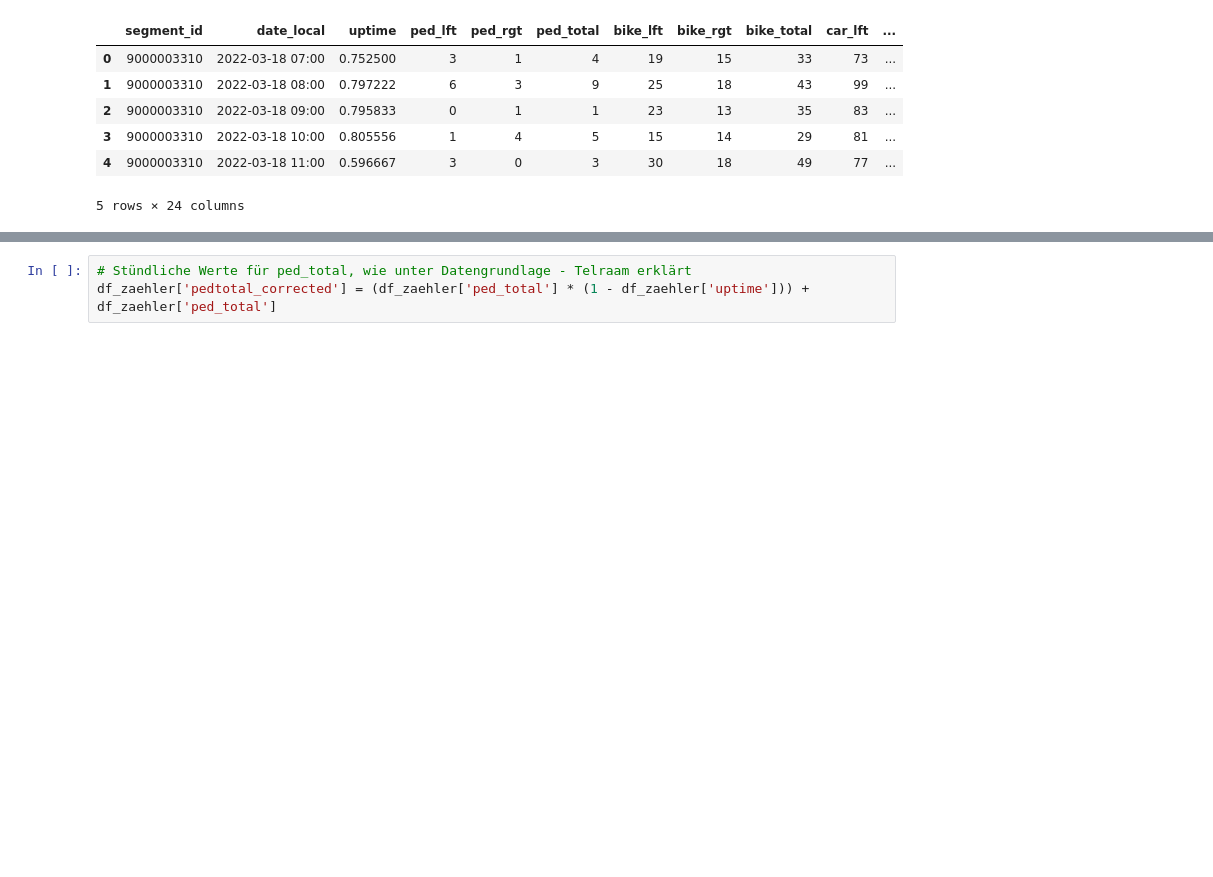
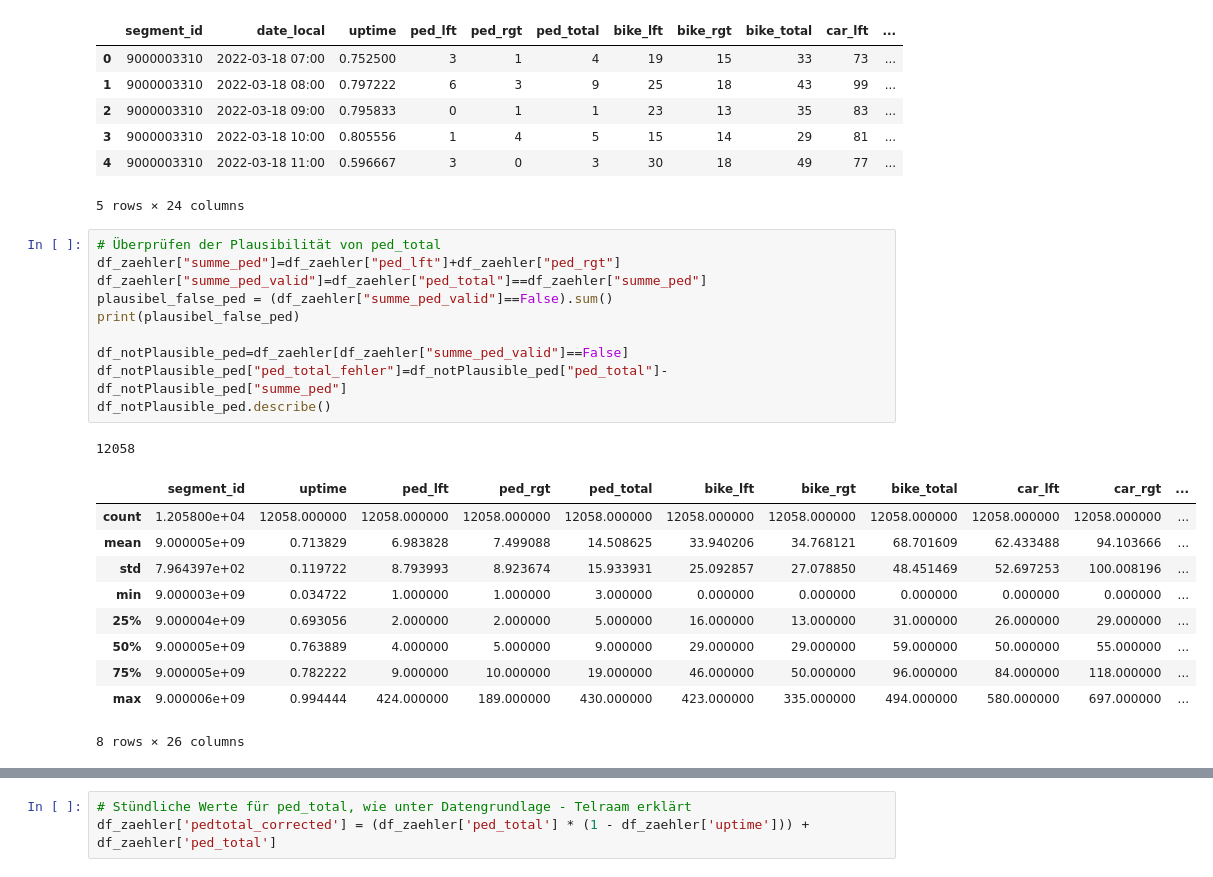
Before and after one commit to mjrm123mi/Data-Science-Pedestrian-Project, a Jupyter notebook: src/Explorative_Datenanalyse_Fußgaengerinnen.ipynb, the cells around one changed output, grey strips where cells are left out. Cells and saved outputs as stored; diff of their text form; blank space fills up the shorter version.

```diff
--- a/src/Explorative_Datenanalyse_Fußgaengerinnen.ipynb
+++ b/src/Explorative_Datenanalyse_Fußgaengerinnen.ipynb
@@ -26,3 +26,25 @@ df_zaehler.head()
 | 3 | 9000003310 | 2022-03-18 10:00 | 0.805556 | 1 | 4 | 5 | 15 | 14 | 29 | 81 | ... |
 | 4 | 9000003310 | 2022-03-18 11:00 | 0.596667 | 3 | 0 | 3 | 30 | 18 | 49 | 77 | ... |
 5 rows × 24 columns
+# %%
+# Überprüfen der Plausibilität von ped_total
+df_zaehler["summe_ped"]=df_zaehler["ped_lft"]+df_zaehler["ped_rgt"]
+df_zaehler["summe_ped_valid"]=df_zaehler["ped_total"]==df_zaehler["summe_ped"]
+plausibel_false_ped = (df_zaehler["summe_ped_valid"]==False).sum()
+print(plausibel_false_ped)
+
+df_notPlausible_ped=df_zaehler[df_zaehler["summe_ped_valid"]==False]
+df_notPlausible_ped["ped_total_fehler"]=df_notPlausible_ped["ped_total"]-df_notPlausible_ped["summe_ped"]
+df_notPlausible_ped.describe()
+# %% [output]
+12058
+|  | segment_id | uptime | ped_lft | ped_rgt | ped_total | bike_lft | bike_rgt | bike_total | car_lft | car_rgt | ... |
+| count | 1.205800e+04 | 12058.000000 | 12058.000000 | 12058.000000 | 12058.000000 | 12058.000000 | 12058.000000 | 12058.000000 | 12058.000000 | 12058.000000 | ... |
+| mean | 9.000005e+09 | 0.713829 | 6.983828 | 7.499088 | 14.508625 | 33.940206 | 34.768121 | 68.701609 | 62.433488 | 94.103666 | ... |
+| std | 7.964397e+02 | 0.119722 | 8.793993 | 8.923674 | 15.933931 | 25.092857 | 27.078850 | 48.451469 | 52.697253 | 100.008196 | ... |
+| min | 9.000003e+09 | 0.034722 | 1.000000 | 1.000000 | 3.000000 | 0.000000 | 0.000000 | 0.000000 | 0.000000 | 0.000000 | ... |
+| 25% | 9.000004e+09 | 0.693056 | 2.000000 | 2.000000 | 5.000000 | 16.000000 | 13.000000 | 31.000000 | 26.000000 | 29.000000 | ... |
+| 50% | 9.000005e+09 | 0.763889 | 4.000000 | 5.000000 | 9.000000 | 29.000000 | 29.000000 | 59.000000 | 50.000000 | 55.000000 | ... |
+| 75% | 9.000005e+09 | 0.782222 | 9.000000 | 10.000000 | 19.000000 | 46.000000 | 50.000000 | 96.000000 | 84.000000 | 118.000000 | ... |
+| max | 9.000006e+09 | 0.994444 | 424.000000 | 189.000000 | 430.000000 | 423.000000 | 335.000000 | 494.000000 | 580.000000 | 697.000000 | ... |
+8 rows × 26 columns
```
Also changed, not shown: parts of 4 cells of this notebook.
